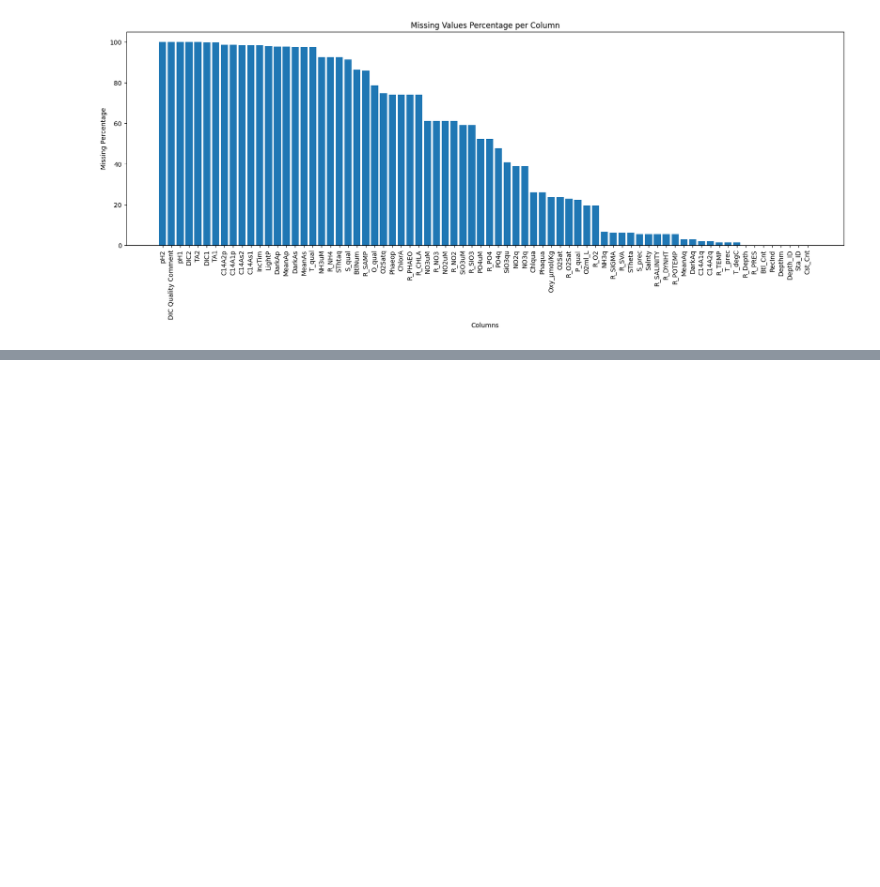
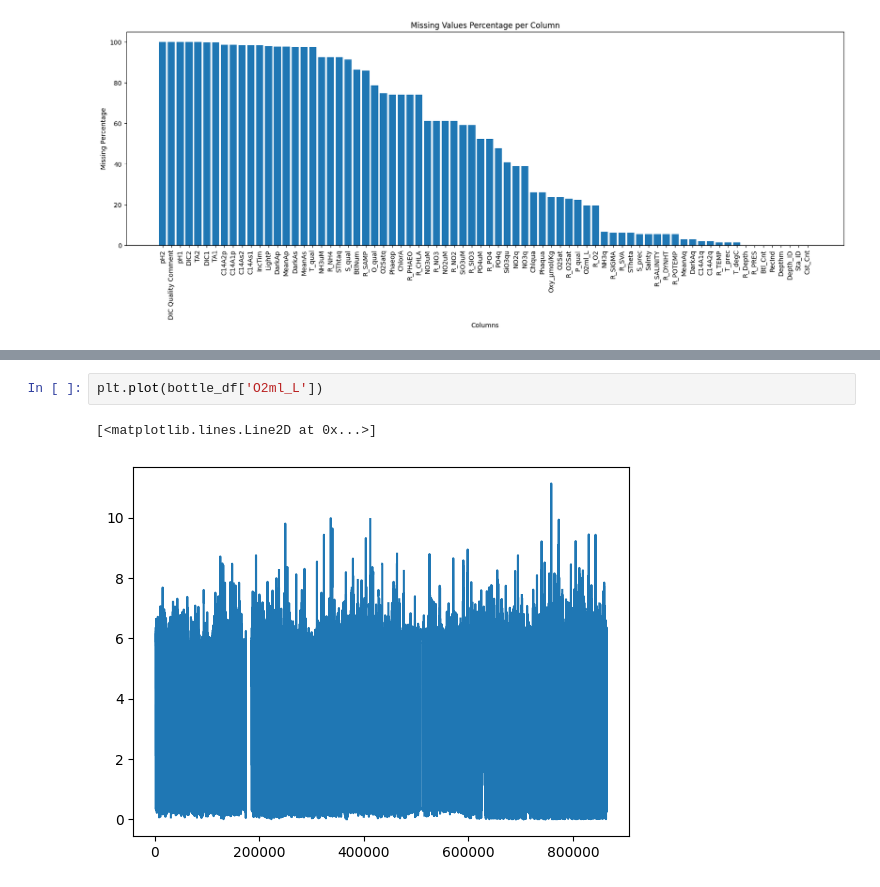
Before and after one commit to SohamBera16/bayesian-neural-network-based-prediction-using-Environmental-data, a Jupyter notebook: BNN_Regression.ipynb, the cells around one changed output, grey strips where cells are left out. Cells and saved outputs as stored; diff of their text form; blank space fills up the shorter version.

```diff
--- a/BNN_Regression.ipynb
+++ b/BNN_Regression.ipynb
@@ -138,0 +200,5 @@ plt.show()
+# %%
+plt.plot(bottle_df['O2ml_L'])
+# %% [output]
+[<matplotlib.lines.Line2D at 0x...>]
+[figure, added]
```
Also changed, not shown: parts of 12 cells of this notebook.
